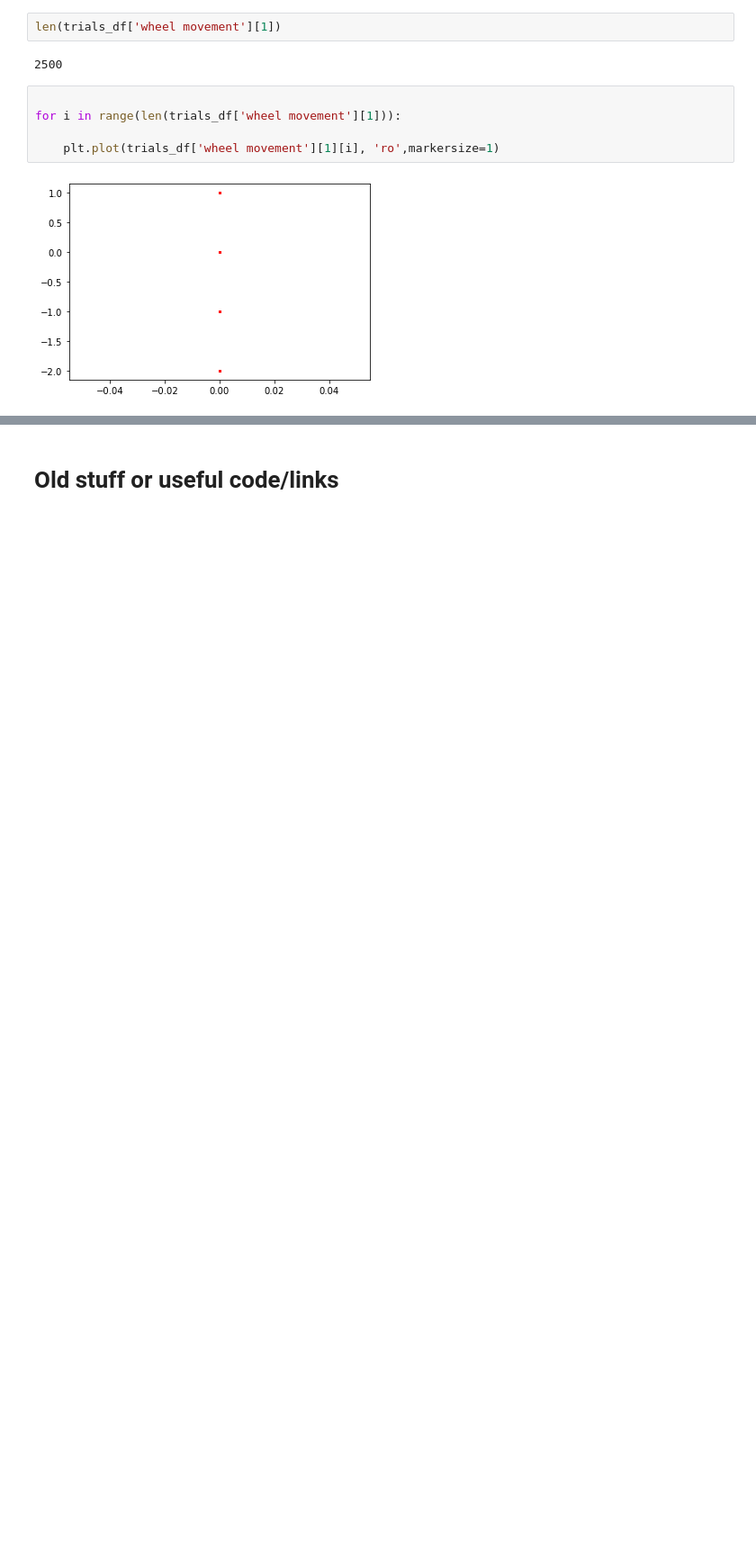
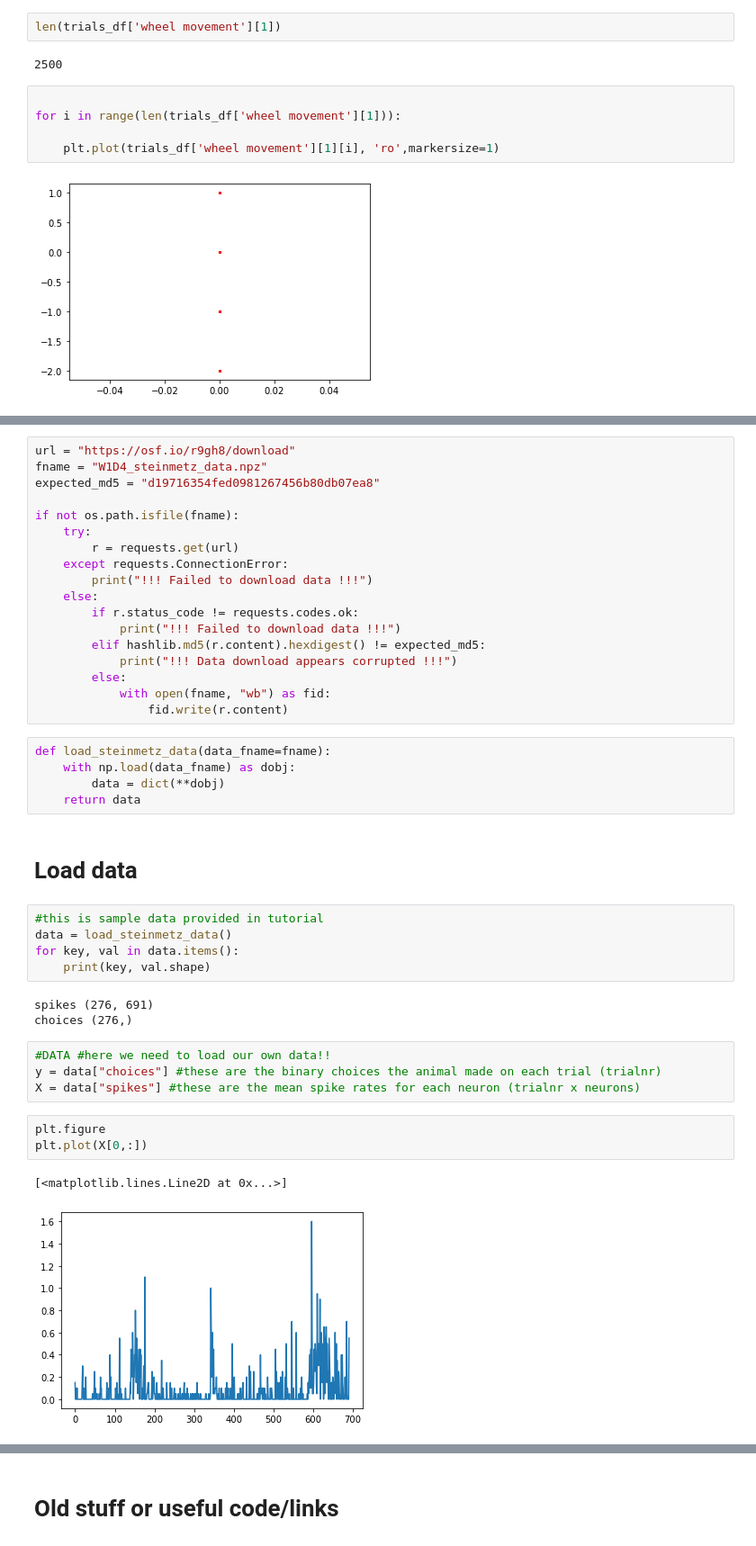
Before and after one commit to KceniaB/NMA_project, a Jupyter notebook: kce/kce_project.ipynb, the cells around one changed output, grey strips where cells are left out. Shown: that part at 90% size. Saved outputs shown, nothing was run; the diff lists cells and outputs as text; blank space fills up the shorter version.

```diff
--- a/kce/kce_project.ipynb
+++ b/kce/kce_project.ipynb
@@ -683,0 +819,43 @@ for i in range(len(trials_df['wheel movement'][1])):
+# %%
+url = "https://osf.io/r9gh8/download"
+fname = "W1D4_steinmetz_data.npz"
+expected_md5 = "d19716354fed0981267456b80db07ea8"
+
+if not os.path.isfile(fname):
+    try:
+        r = requests.get(url)
+    except requests.ConnectionError:
+        print("!!! Failed to download data !!!")
+    else:
+        if r.status_code != requests.codes.ok:
+            print("!!! Failed to download data !!!")
+        elif hashlib.md5(r.content).hexdigest() != expected_md5:
+            print("!!! Data download appears corrupted !!!")
+        else:
+            with open(fname, "wb") as fid:
+                fid.write(r.content)
+# %%
+def load_steinmetz_data(data_fname=fname):
+    with np.load(data_fname) as dobj:
+        data = dict(**dobj)
+    return data
+# %% [markdown]
+# Load data
+# %%
+#this is sample data provided in tutorial
+data = load_steinmetz_data()
+for key, val in data.items():
+    print(key, val.shape)
+# %% [output]
+spikes (276, 691)
+choices (276,)
+# %%
+#DATA #here we need to load our own data!!
+y = data["choices"] #these are the binary choices the animal made on each trial (trialnr)
+X = data["spikes"] #these are the mean spike rates for each neuron (trialnr x neurons)
+# %%
+plt.figure
+plt.plot(X[0,:])
+# %% [output]
+[<matplotlib.lines.Line2D at 0x...>]
+[figure, added]
```
Also changed, not shown: parts of 39 cells of this notebook, 6 other files.
